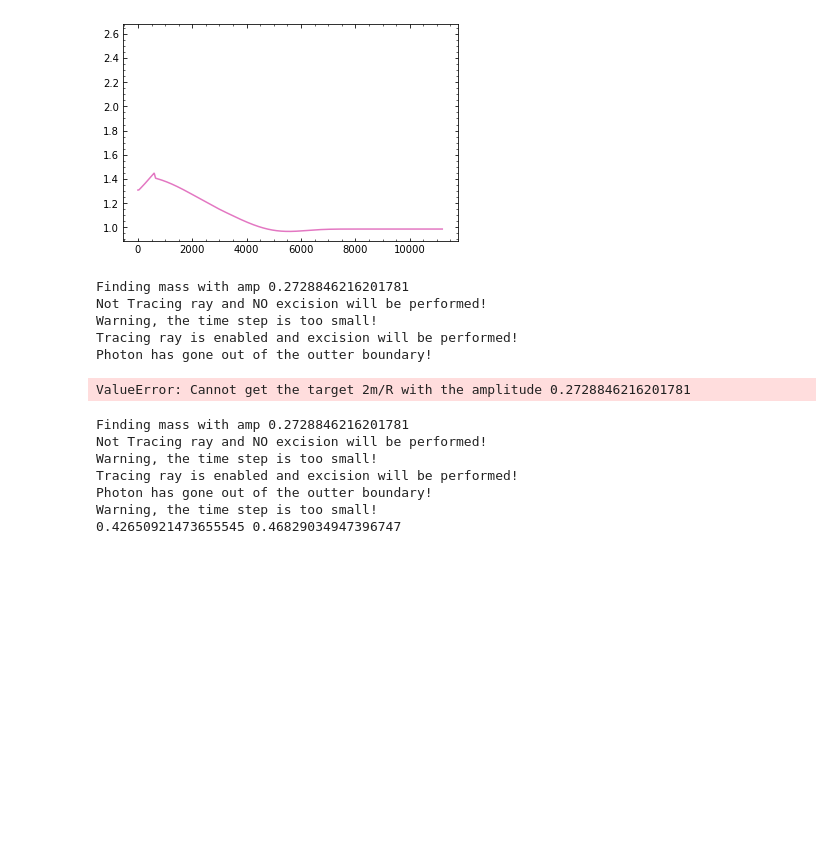
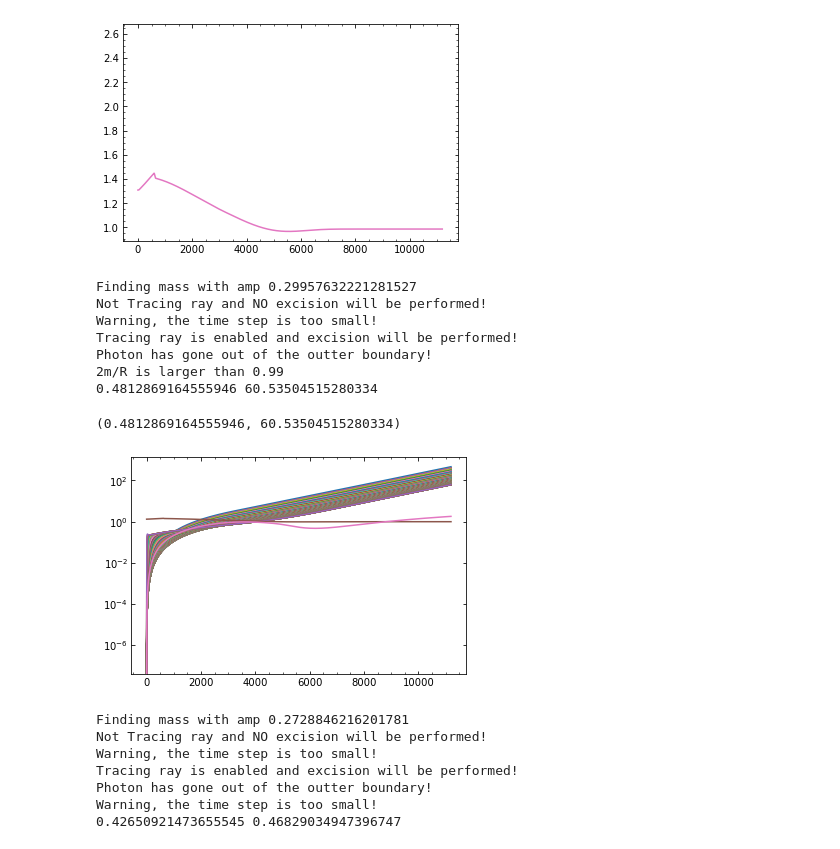
Before and after one commit to jbmertens/criticalcollapse, a Jupyter notebook: Critical_scaling.ipynb, the cells around one changed output. Drawn from its saved outputs; the diff is of its cells as text; code cells hidden in the pictures; blank space fills up the shorter version.

```diff
--- a/Critical_scaling.ipynb
+++ b/Critical_scaling.ipynb
@@ -208,14 +206,17 @@ Photon has gone out of the outter boundary!
 (0.481968477049894, 60.14672721366863)
 [figure]
 # %%
-find_mass(0.2728846216201781, is_crit=False)
+find_mass(0.29957632221281527, is_crit=False)
 # %% [output]
-Finding mass with amp 0.2728846216201781
+Finding mass with amp 0.29957632221281527
 Not Tracing ray and NO excision will be performed!
 Warning, the time step is too small!
 Tracing ray is enabled and excision will be performed!
 Photon has gone out of the outter boundary!
+2m/R is larger than 0.99
+0.4812869164555946 60.53504515280334
-ValueError: Cannot get the target 2m/R with the amplitude 0.2728846216201781
+(0.4812869164555946, 60.53504515280334)
+[figure, added]
 # %%
 find_mass(0.2728846216201781, is_crit=True)
 # %% [output]
```
Also changed, not shown: parts of 4 cells of this notebook, 2 other files.
